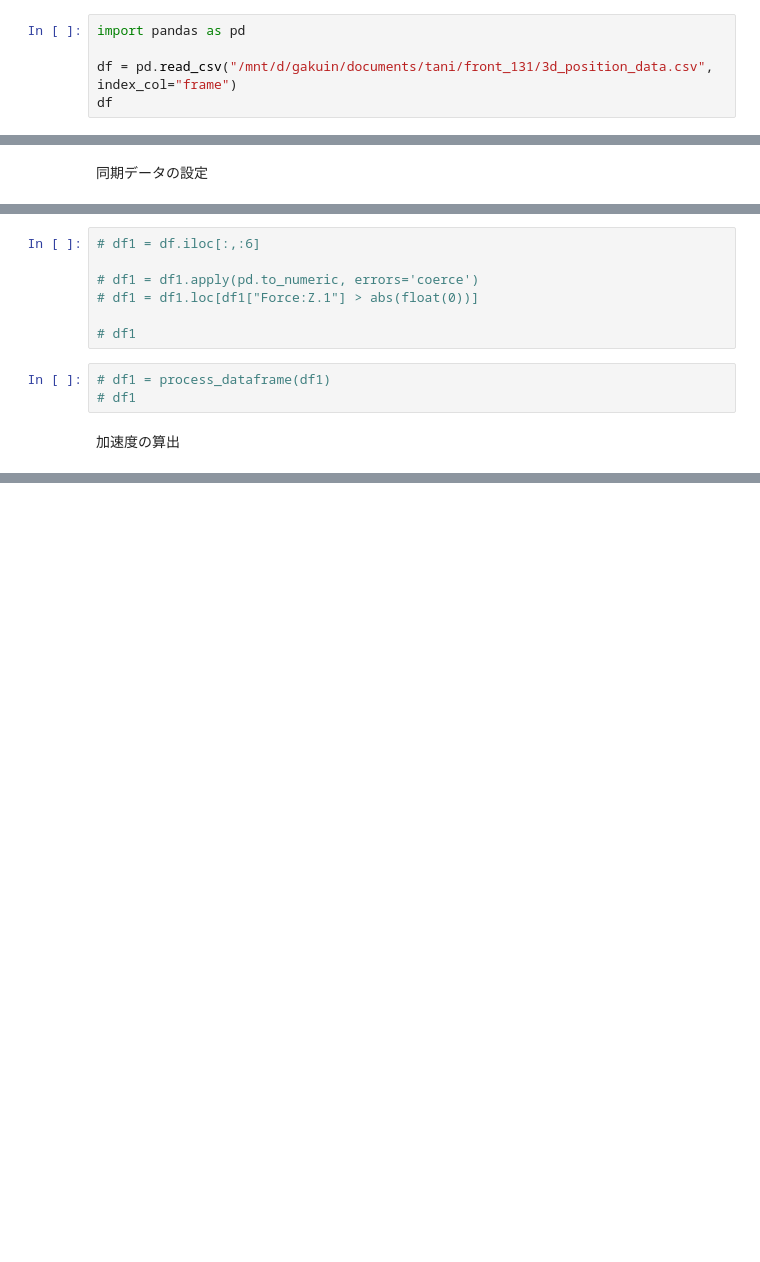
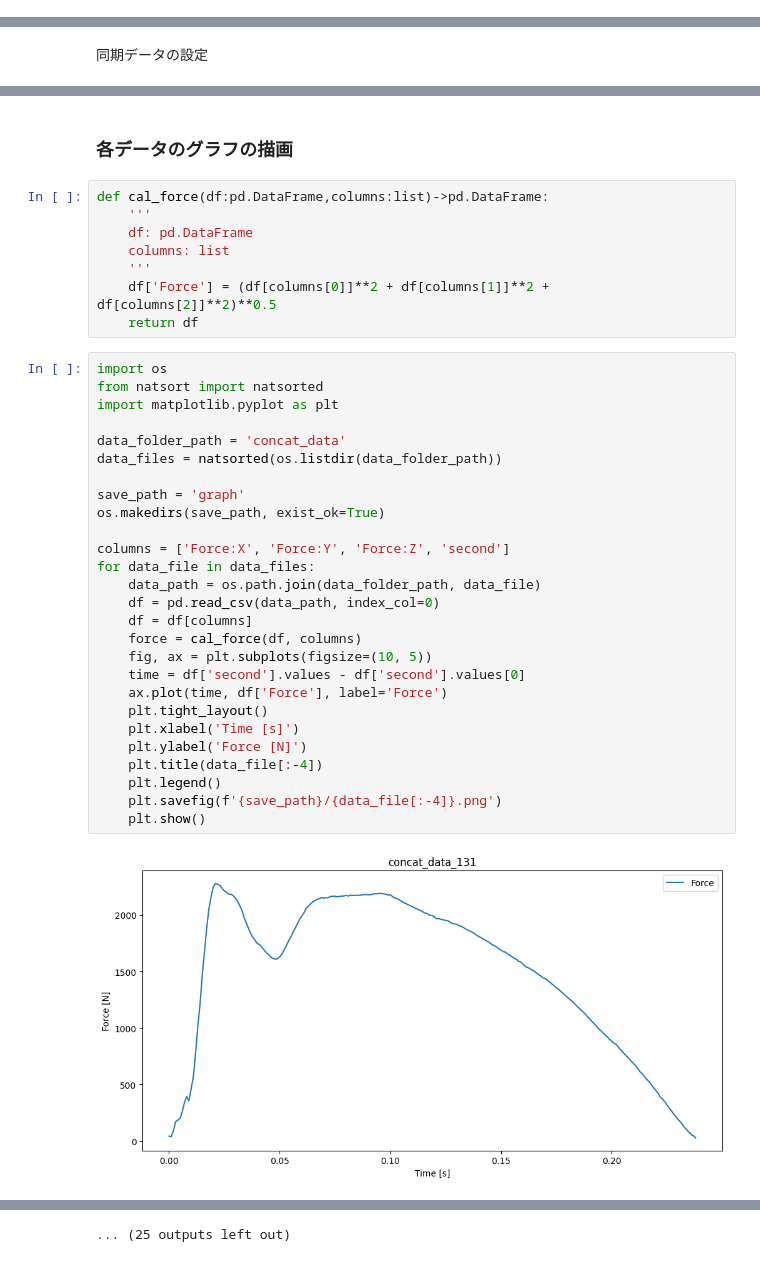
Before and after one commit to aki-099/agility, a Jupyter notebook: data_preprocessing.ipynb, the cells around one changed output, grey strips where cells are left out. Saved outputs shown, nothing was run; the diff lists cells and outputs as text; blank space fills up the shorter version.

```diff
--- a/data_preprocessing.ipynb
+++ b/data_preprocessing.ipynb
@@ -151,5 +0,0 @@ contact_plateから3d_position_dataのインデックスを取得
-# %%
-import pandas as pd
-
-df = pd.read_csv("/mnt/d/gakuin/documents/tani/front_131/3d_position_data.csv", index_col="frame")
-df
@@ -392,12 +157,39 @@ pass
-# %%
-# df1 = df.iloc[:,:6]
-
-# df1 = df1.apply(pd.to_numeric, errors='coerce')
-# df1 = df1.loc[df1["Force:Z.1"] > abs(float(0))]
-
-# df1
-# %%
-# df1 = process_dataframe(df1)
-# df1
-# %% [markdown]
-加速度の算出
+# %% [markdown]
+### 各データのグラフの描画
+# %%
+def cal_force(df:pd.DataFrame,columns:list)->pd.DataFrame:
+    '''
+    df: pd.DataFrame
+    columns: list
+    '''
+    df['Force'] = (df[columns[0]]**2 + df[columns[1]]**2 + df[columns[2]]**2)**0.5
+    return df
+# %%
+import os
+from natsort import natsorted
+import matplotlib.pyplot as plt
+
+data_folder_path = 'concat_data'
+data_files = natsorted(os.listdir(data_folder_path))
+
+save_path = 'graph'
+os.makedirs(save_path, exist_ok=True)
+
+columns = ['Force:X', 'Force:Y', 'Force:Z', 'second']
+for data_file in data_files:
+    data_path = os.path.join(data_folder_path, data_file)
+    df = pd.read_csv(data_path, index_col=0)
+    df = df[columns]
+    force = cal_force(df, columns)
+    fig, ax = plt.subplots(figsize=(10, 5))
+    time = df['second'].values - df['second'].values[0]
+    ax.plot(time, df['Force'], label='Force')
+    plt.tight_layout()
+    plt.xlabel('Time [s]')
+    plt.ylabel('Force [N]')
+    plt.title(data_file[:-4])
+    plt.legend()
+    plt.savefig(f'{save_path}/{data_file[:-4]}.png')
+    plt.show()
+# %% [output]
+[figure, added]
@@ -403,0 +207 @@ pass
+... (25 outputs left out)
```
Also changed, not shown: parts of 21 cells of this notebook, 4 other files.
